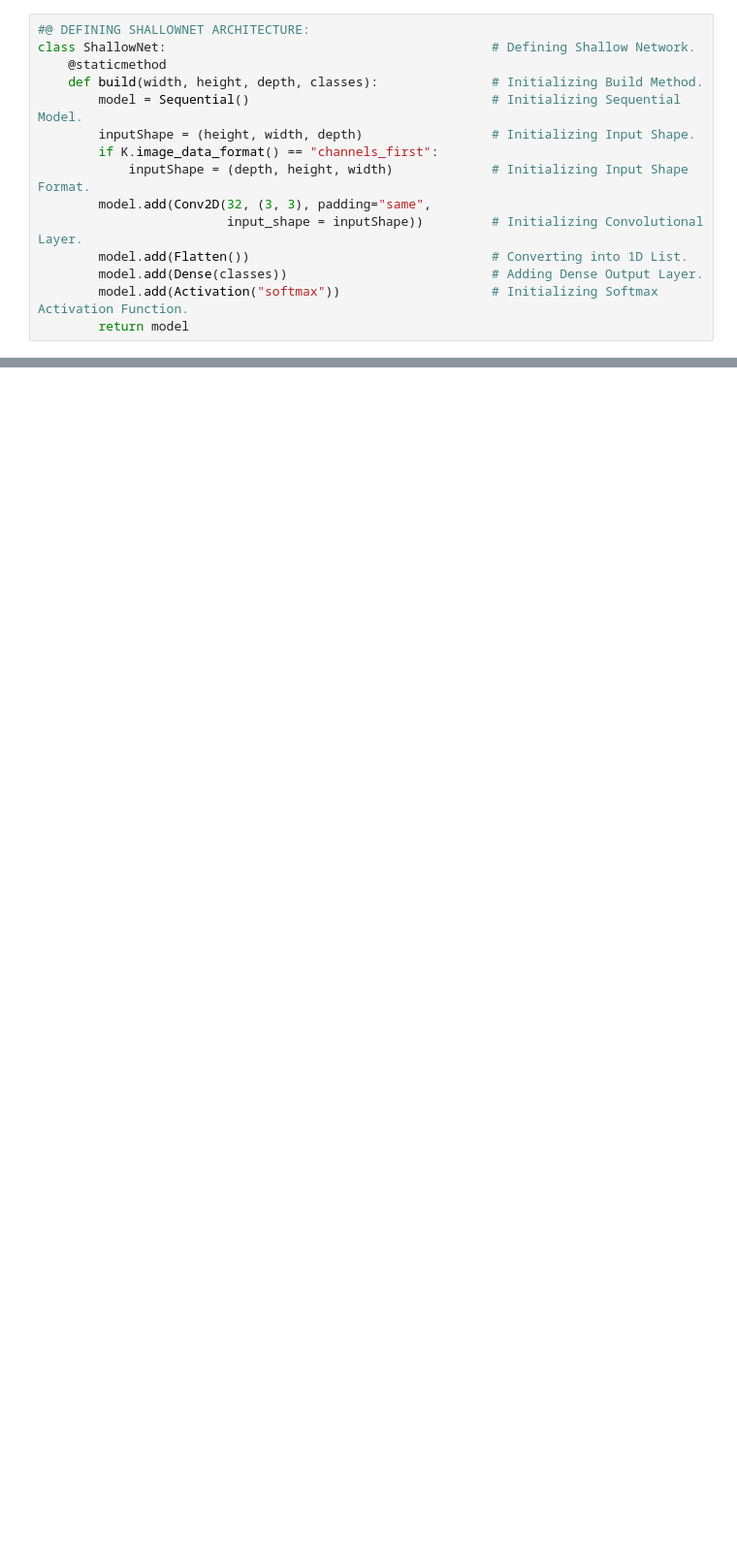
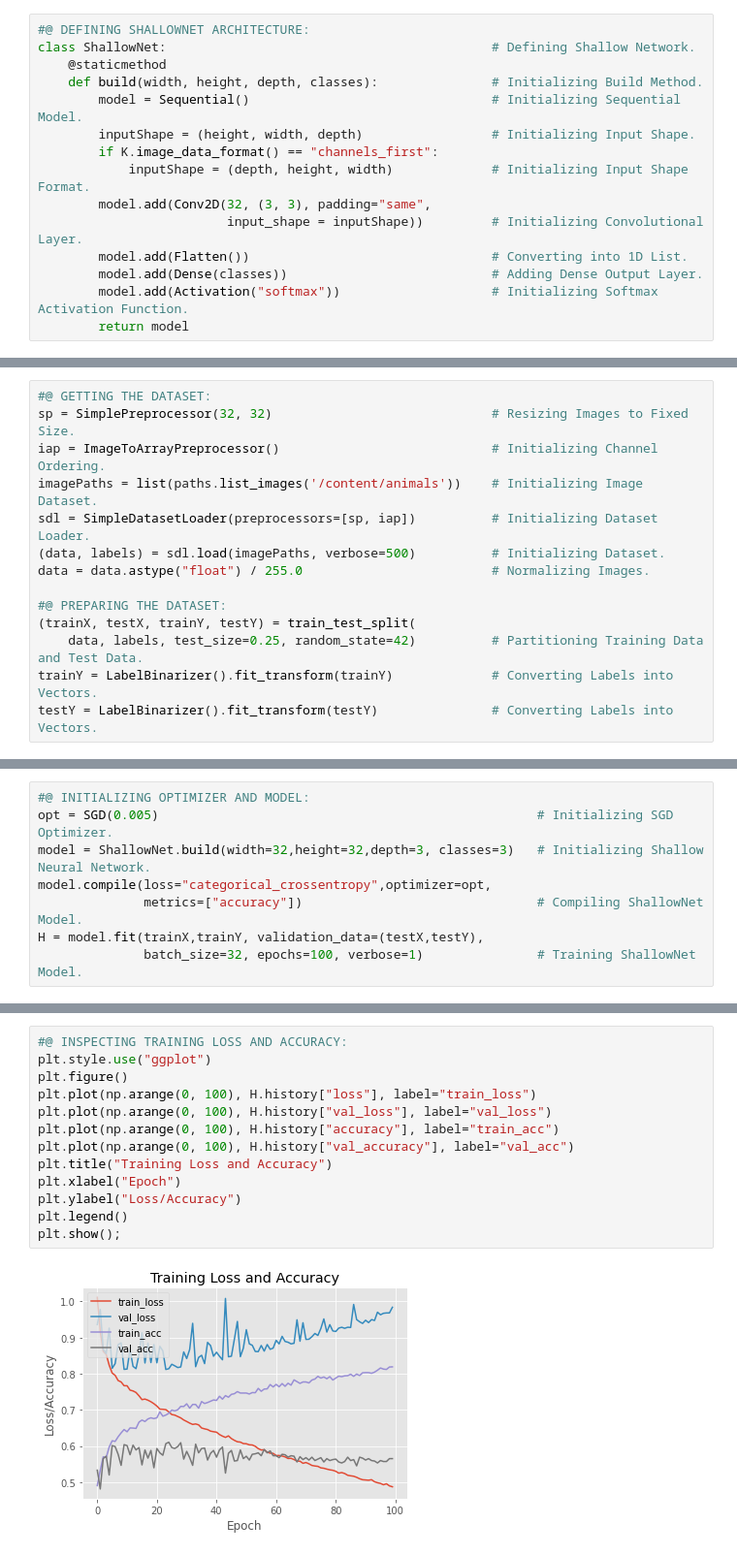
Before and after one commit to ThinamXx/ComputerVision, a Jupyter notebook: 02. ConvolutionalNeuralNetworks/Convolutional Layers II.ipynb, the cells around one changed output, grey strips where cells are left out. Shown at 97% size. Drawn from its saved outputs; the diff is of its cells as text; blank space fills up the shorter version.

```diff
--- a/02. ConvolutionalNeuralNetworks/Convolutional Layers II.ipynb
+++ b/02. ConvolutionalNeuralNetworks/Convolutional Layers II.ipynb
@@ -55,0 +57,14 @@ class ShallowNet:                                           # Defining Shallow N
+# %%
+#@ GETTING THE DATASET:
+sp = SimplePreprocessor(32, 32)                             # Resizing Images to Fixed Size.
+iap = ImageToArrayPreprocessor()                            # Initializing Channel Ordering.
+imagePaths = list(paths.list_images('/content/animals'))    # Initializing Image Dataset.
+sdl = SimpleDatasetLoader(preprocessors=[sp, iap])          # Initializing Dataset Loader.
+(data, labels) = sdl.load(imagePaths, verbose=500)          # Initializing Dataset.
+data = data.astype("float") / 255.0                         # Normalizing Images.
+
+#@ PREPARING THE DATASET:
+(trainX, testX, trainY, testY) = train_test_split(
+    data, labels, test_size=0.25, random_state=42)          # Partitioning Training Data and Test Data.
+trainY = LabelBinarizer().fit_transform(trainY)             # Converting Labels into Vectors.
+testY = LabelBinarizer().fit_transform(testY)               # Converting Labels into Vectors.
@@ -55,0 +78,8 @@ class ShallowNet:                                           # Defining Shallow N
+# %%
+#@ INITIALIZING OPTIMIZER AND MODEL:
+opt = SGD(0.005)                                                  # Initializing SGD Optimizer.
+model = ShallowNet.build(width=32,height=32,depth=3, classes=3)   # Initializing Shallow Neural Network.
+model.compile(loss="categorical_crossentropy",optimizer=opt,
+              metrics=["accuracy"])                               # Compiling ShallowNet Model.
+H = model.fit(trainX,trainY, validation_data=(testX,testY),
+              batch_size=32, epochs=100, verbose=1)               # Training ShallowNet Model.
@@ -55,0 +122,15 @@ class ShallowNet:                                           # Defining Shallow N
+# %%
+#@ INSPECTING TRAINING LOSS AND ACCURACY:
+plt.style.use("ggplot")
+plt.figure()
+plt.plot(np.arange(0, 100), H.history["loss"], label="train_loss")
+plt.plot(np.arange(0, 100), H.history["val_loss"], label="val_loss")
+plt.plot(np.arange(0, 100), H.history["accuracy"], label="train_acc")
+plt.plot(np.arange(0, 100), H.history["val_accuracy"], label="val_acc")
+plt.title("Training Loss and Accuracy")
+plt.xlabel("Epoch")
+plt.ylabel("Loss/Accuracy")
+plt.legend()
+plt.show();
+# %% [output]
+[figure, added]
```
Also changed, not shown: parts of 9 cells of this notebook.
